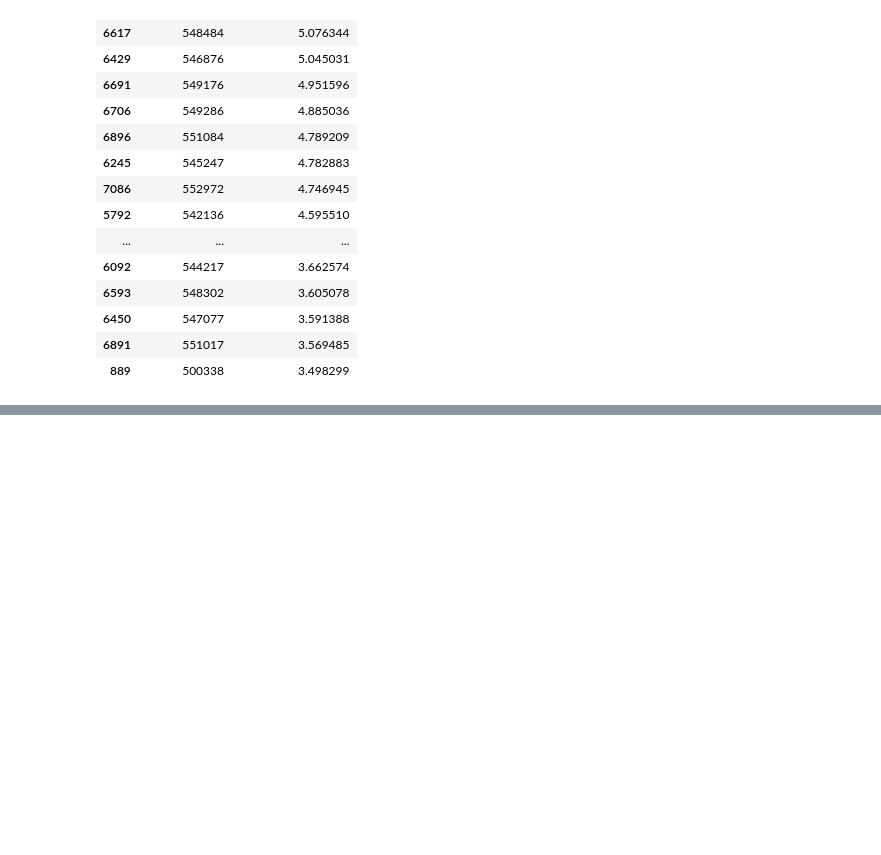
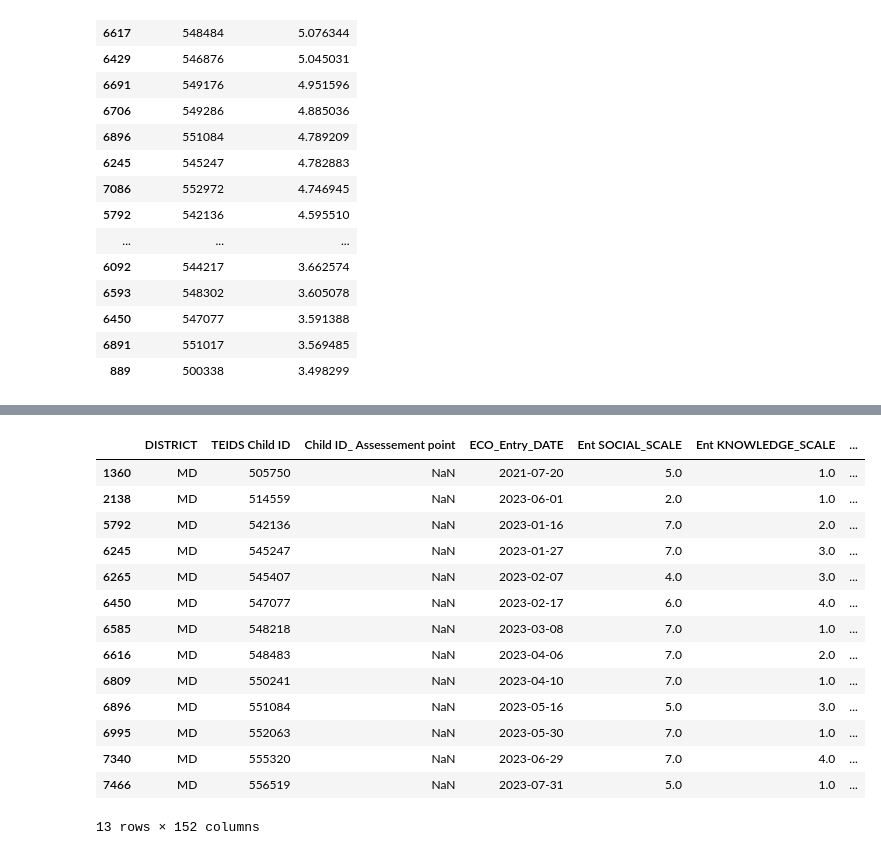
Before and after one commit to NSS-Data-Analytics-Cohort-13/teis-mikeriello, a Jupyter notebook: base_TEIDS_notebook.ipynb, the cells around one changed output, grey strips where cells are left out. Cells and saved outputs as stored; diff of their text form; code cells hidden in the pictures; blank space fills up the shorter version.

```diff
--- a/base_TEIDS_notebook.ipynb
+++ b/base_TEIDS_notebook.ipynb
@@ -395,0 +488,18 @@ plt.show()
+# %%
+eco_df[eco_df['TEIDS Child ID'].isin(bdi3_oc1_a['TEIDS Child ID']) & (eco_df['DISTRICT'] == 'MD')]
+# %% [output]
+|  | DISTRICT | TEIDS Child ID | Child ID_ Assessement point | ECO_Entry_DATE | Ent SOCIAL_SCALE | Ent KNOWLEDGE_SCALE | ... |
+| 1360 | MD | 505750 | NaN | 2021-07-20 | 5.0 | 1.0 | ... |
+| 2138 | MD | 514559 | NaN | 2023-06-01 | 2.0 | 1.0 | ... |
+| 5792 | MD | 542136 | NaN | 2023-01-16 | 7.0 | 2.0 | ... |
+| 6245 | MD | 545247 | NaN | 2023-01-27 | 7.0 | 3.0 | ... |
+| 6265 | MD | 545407 | NaN | 2023-02-07 | 4.0 | 3.0 | ... |
+| 6450 | MD | 547077 | NaN | 2023-02-17 | 6.0 | 4.0 | ... |
+| 6585 | MD | 548218 | NaN | 2023-03-08 | 7.0 | 1.0 | ... |
+| 6616 | MD | 548483 | NaN | 2023-04-06 | 7.0 | 2.0 | ... |
+| 6809 | MD | 550241 | NaN | 2023-04-10 | 7.0 | 1.0 | ... |
+| 6896 | MD | 551084 | NaN | 2023-05-16 | 5.0 | 3.0 | ... |
+| 6995 | MD | 552063 | NaN | 2023-05-30 | 7.0 | 1.0 | ... |
+| 7340 | MD | 555320 | NaN | 2023-06-29 | 7.0 | 4.0 | ... |
+| 7466 | MD | 556519 | NaN | 2023-07-31 | 5.0 | 1.0 | ... |
+13 rows × 152 columns
```
Also changed, not shown: parts of 43 cells of this notebook, 4 other files.
